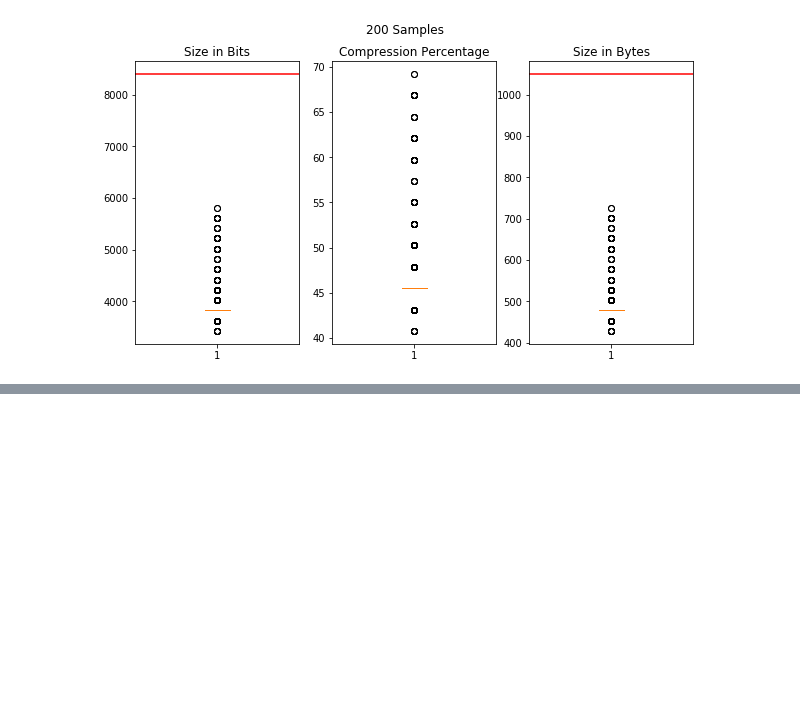
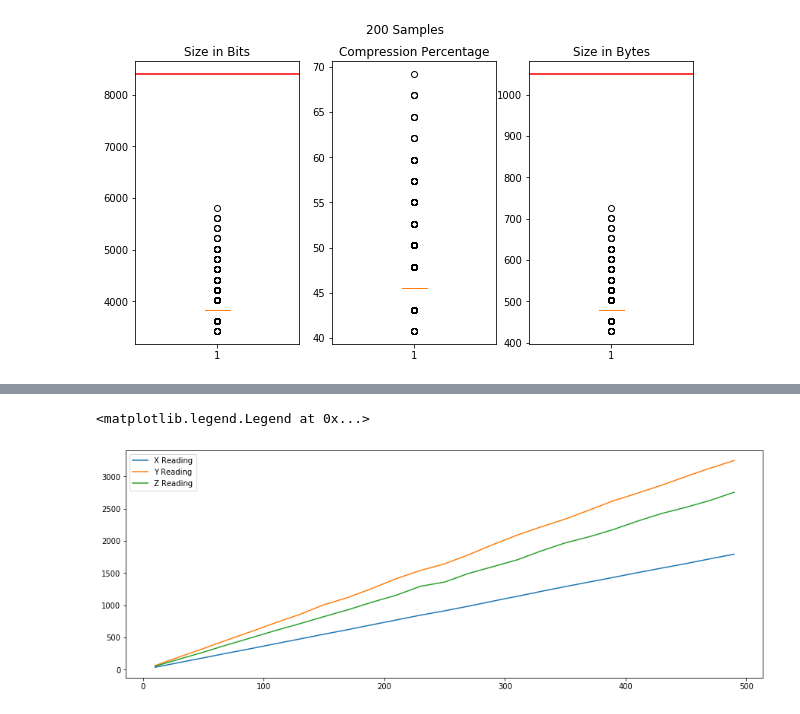
Before and after one commit to parth2480/data_compression, a Jupyter notebook: more_trials.ipynb, the cells around one changed output, grey strips where cells are left out. Saved outputs shown, nothing was run; the diff lists cells and outputs as text; code cells hidden in the pictures; blank space fills up the shorter version.

Commit message:
golomb coding

```diff
--- a/more_trials.ipynb
+++ b/more_trials.ipynb
@@ -1485,0 +1615,40 @@ plt.show()
+# %%
+def gol(s_size, array_of_stuff, df_to_reference, loop_lim):
+    # this function returns the mean length of a golomb code encoded string over a range of samples
+    te = []
+    for j in range(0, loop_lim, s_size):
+        sliced = array_of_stuff[j:j+s_size]
+        diff = []
+        for k in range(len(sliced)):
+            initial = sliced[0]
+            if k==0:
+                diff.append(sliced[k]-initial)
+            else:
+                diff.append(sliced[k]-sliced[k-1])
+        diff = [int(abs(x)) for x in diff]
+        if max(diff)>100:
+            continue
+        full_length = 0
+        for e in range(len(diff)):
+            t = df_to_reference.loc[df_to_reference['n']==diff[e]]
+            full_length += len(t['binary'].tolist()[0])
+        te.append(full_length)
+    return np.mean(te)
+# %%
+sample_size = list(range(10, 501, 20))
+mean_xval = []
+mean_yval = []
+mean_zval = []
+
+for i in sample_size:
+    mean_xval.append(gol(i, x_values, m5_df, 500))
+    mean_yval.append(gol(i, y_values, m5_df, 500))
+    mean_zval.append(gol(i, z_values, m5_df, 500))
+# %%
+plt.plot(sample_size, mean_xval, label='X Reading')
+plt.plot(sample_size, mean_yval, label='Y Reading')
+plt.plot(sample_size, mean_zval, label='Z Reading')
+plt.legend()
+# %% [output]
+<matplotlib.legend.Legend at 0x...>
+[figure, added]
```
Also changed, not shown: parts of 16 cells of this notebook.
